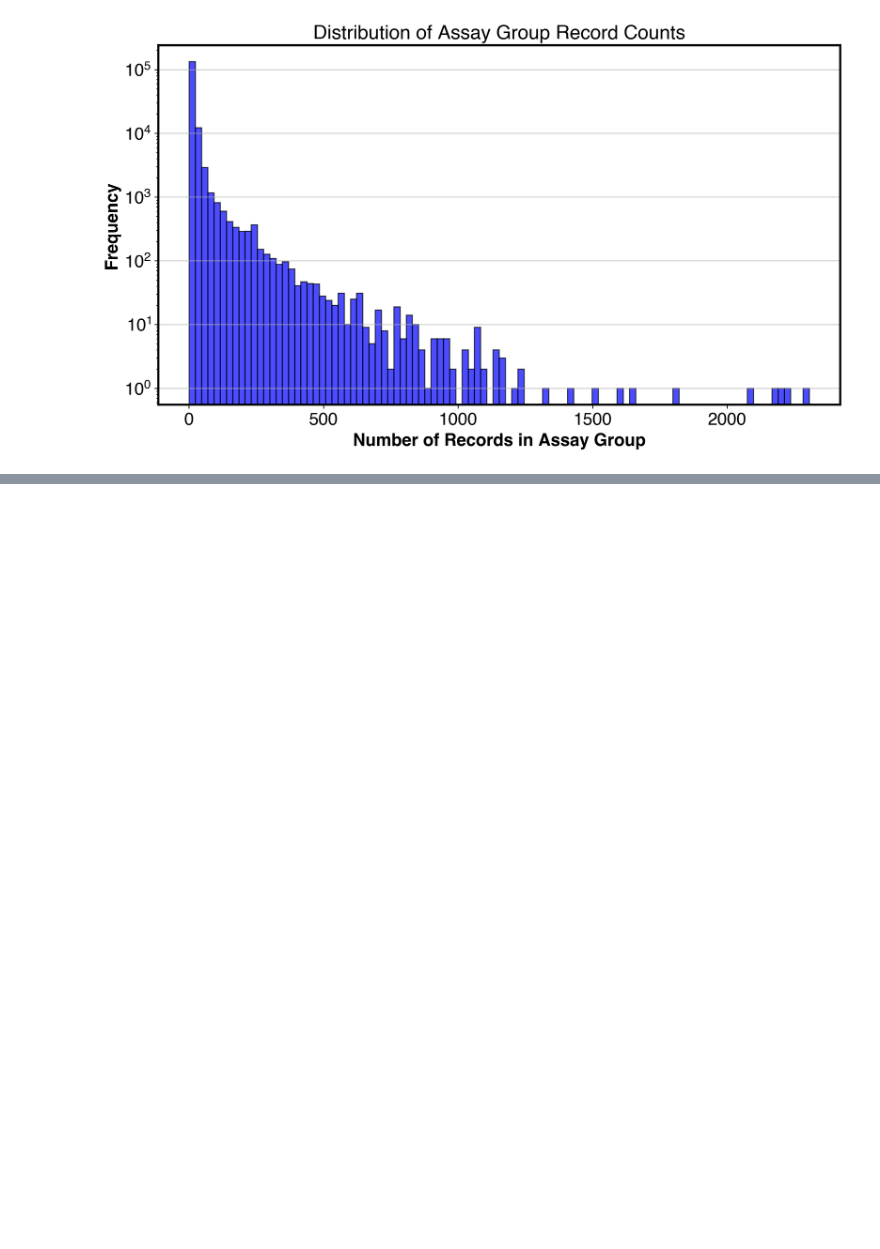
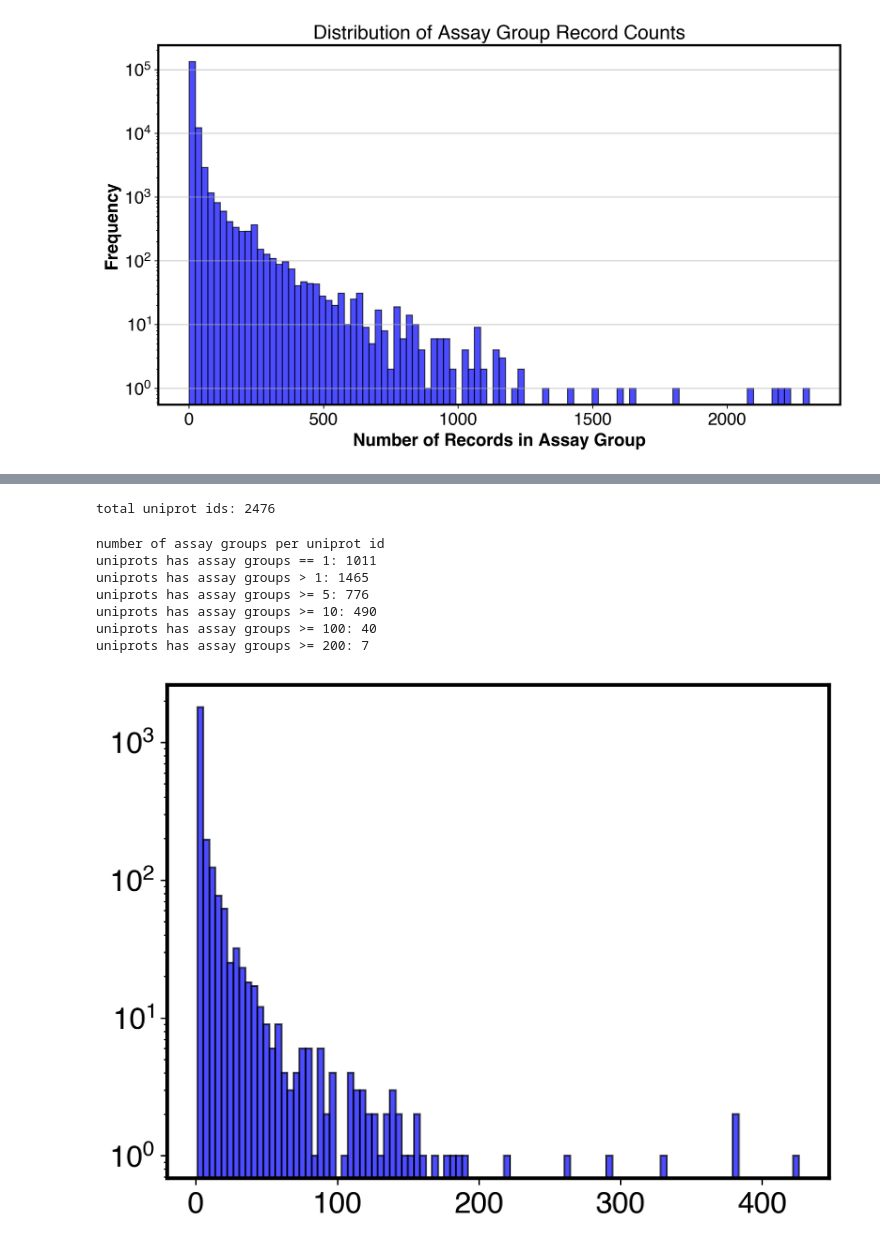
Before and after one commit to Donk6666669/AlphaRank, a Jupyter notebook: notebooks/chembl_bdb_statistics.ipynb, the cells around one changed output, grey strips where cells are left out. Drawn from its saved outputs; the diff is of its cells as text; code cells hidden in the pictures; blank space fills up the shorter version.

```diff
--- a/notebooks/chembl_bdb_statistics.ipynb
+++ b/notebooks/chembl_bdb_statistics.ipynb
@@ -330,0 +644,10 @@ plt.show()
+# %%
+print("assay whose protein len < 1024")
+assay_below_1024 = {}
+for name, assay in assay_groups.items():
+    if len(assay) > 0:
+        data = lmdb[assay[0]['name']]
+        if data["len"]["protein"] < 1024:
+            assay_below_1024[name] = assay
+print(f"before filter: {len(assay_groups)}")
+print(f"after filter: {len(assay_below_1024)}")
@@ -330,0 +814,45 @@ plt.show()
+# %%
+uniprot_pairs_30_train = {}
+for key in assay_pairs_30_train:
+    uniprot_id = key.split("_")[2]
+    if uniprot_id not in uniprot_pairs_30_train:
+        uniprot_pairs_30_train[uniprot_id] = {}
+    uniprot_pairs_30_train[uniprot_id][key] = assay_pairs_30_train[key]
+# %%
+uniprot_assay_len = {}
+uniprot_pairs_len = {}
+for uniprot_id, assay in uniprot_pairs_30_train.items():
+    uniprot_assay_len[uniprot_id] = len(assay)
+    uniprot_pairs_len[uniprot_id] = sum(
+        [min(len(assay_pairs_30_train[key]), 1000) for key in assay]
+    )
+print(f"total uniprot ids: {len(uniprot_assay_len)}")
+# %% [output]
+total uniprot ids: 2476
+# %%
+print("number of assay groups per uniprot id")
+res = plt.hist(
+    uniprot_assay_len.values(),
+    bins=100,
+    color="blue",
+    alpha=0.7,
+    edgecolor="black",
+)
+# log y
+plt.yscale("log")
+
+print(f"uniprots has assay groups == 1: {len([x for x in uniprot_assay_len.values() if x == 1])}")
+print(f"uniprots has assay groups > 1: {len([x for x in uniprot_assay_len.values() if x > 1])}")
+print(f"uniprots has assay groups >= 5: {len([x for x in uniprot_assay_len.values() if x >= 5])}")
+print(f"uniprots has assay groups >= 10: {len([x for x in uniprot_assay_len.values() if x >=10])}")
+print(f"uniprots has assay groups >= 100: {len([x for x in uniprot_assay_len.values() if x >= 100])}")
+print(f"uniprots has assay groups >= 200: {len([x for x in uniprot_assay_len.values() if x >= 200])}")
+# %% [output]
+number of assay groups per uniprot id
+uniprots has assay groups == 1: 1011
+uniprots has assay groups > 1: 1465
+uniprots has assay groups >= 5: 776
+uniprots has assay groups >= 10: 490
+uniprots has assay groups >= 100: 40
+uniprots has assay groups >= 200: 7
+[figure, added]
```
Also changed, not shown: parts of 13 cells of this notebook, 24 other files.
